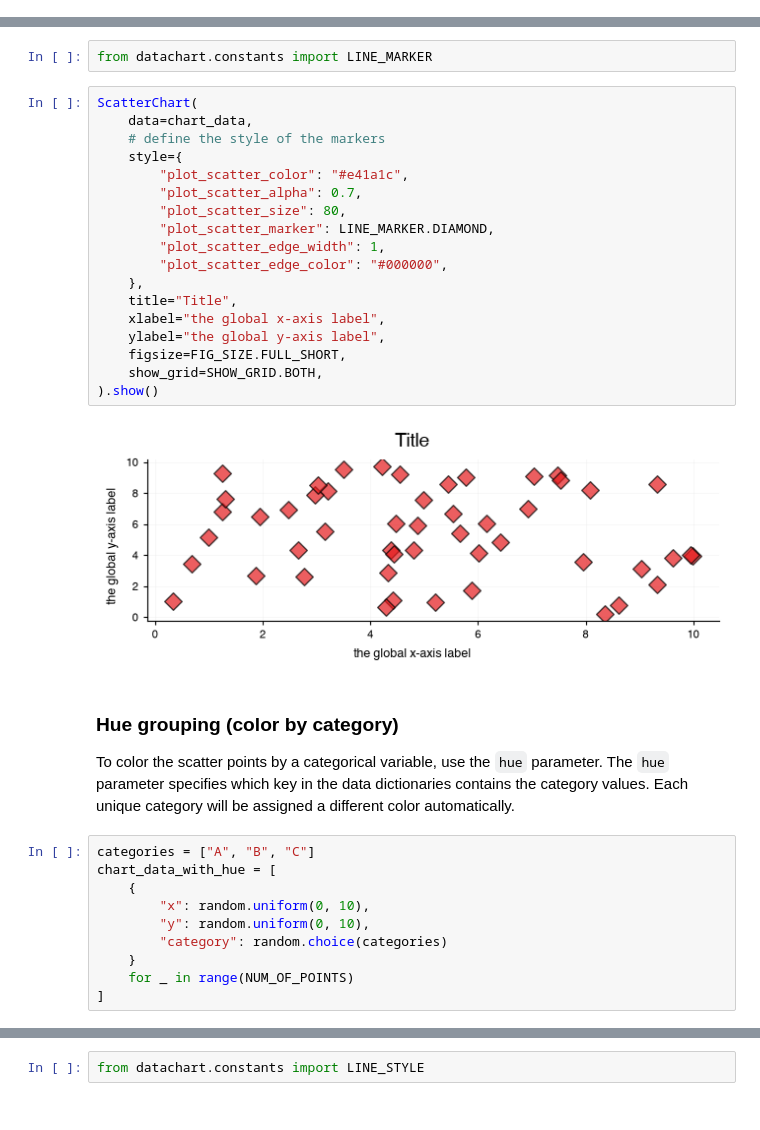
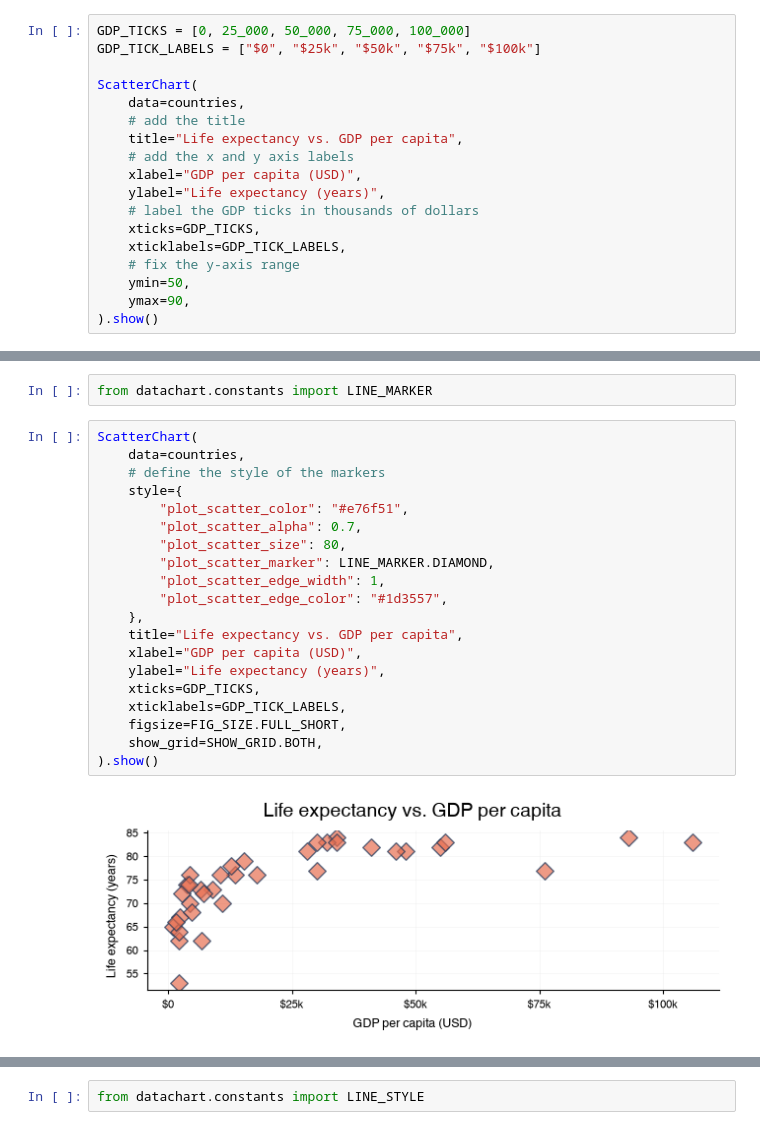
Before and after one commit to eriknovak/datachart, a Jupyter notebook: docs/how-to-guides/charts/scatterchart.ipynb, the cells around one changed output, grey strips where cells are left out. Saved outputs shown, nothing was run; the diff lists cells and outputs as text.

```diff
--- a/docs/how-to-guides/charts/scatterchart.ipynb
+++ b/docs/how-to-guides/charts/scatterchart.ipynb
@@ -102,0 +196,18 @@ ScatterChart(
+# %%
+GDP_TICKS = [0, 25_000, 50_000, 75_000, 100_000]
+GDP_TICK_LABELS = ["$0", "$25k", "$50k", "$75k", "$100k"]
+
+ScatterChart(
+    data=countries,
+    # add the title
+    title="Life expectancy vs. GDP per capita",
+    # add the x and y axis labels
+    xlabel="GDP per capita (USD)",
+    ylabel="Life expectancy (years)",
+    # label the GDP ticks in thousands of dollars
+    xticks=GDP_TICKS,
+    xticklabels=GDP_TICK_LABELS,
+    # fix the y-axis range
+    ymin=50,
+    ymax=90,
+).show()
@@ -153,35 +270,23 @@ Again, to help with the style settings, the [datachart.constants](../../../refer
 from datachart.constants import LINE_MARKER
 # %%
 ScatterChart(
-    data=chart_data,
+    data=countries,
     # define the style of the markers
     style={
-        "plot_scatter_color": "#e41a1c",
+        "plot_scatter_color": "#e76f51",
         "plot_scatter_alpha": 0.7,
         "plot_scatter_size": 80,
         "plot_scatter_marker": LINE_MARKER.DIAMOND,
         "plot_scatter_edge_width": 1,
-        "plot_scatter_edge_color": "#000000",
+        "plot_scatter_edge_color": "#1d3557",
     },
-    title="Title",
-    xlabel="the global x-axis label",
-    ylabel="the global y-axis label",
+    title="Life expectancy vs. GDP per capita",
+    xlabel="GDP per capita (USD)",
+    ylabel="Life expectancy (years)",
+    xticks=GDP_TICKS,
+    xticklabels=GDP_TICK_LABELS,
     figsize=FIG_SIZE.FULL_SHORT,
     show_grid=SHOW_GRID.BOTH,
 ).show()
 # %% [output]
-[figure, old version]
+[figure, new version]
-# %% [markdown]
-### Hue grouping (color by category)
-
-To color the scatter points by a categorical variable, use the `hue` parameter. The `hue` parameter specifies which key in the data dictionaries contains the category values. Each unique category will be assigned a different color automatically.
-# %%
-categories = ["A", "B", "C"]
-chart_data_with_hue = [
-    {
-        "x": random.uniform(0, 10),
-        "y": random.uniform(0, 10),
-        "category": random.choice(categories)
-    }
-    for _ in range(NUM_OF_POINTS)
-]
```
Also changed, not shown: parts of 85 cells of this notebook.
